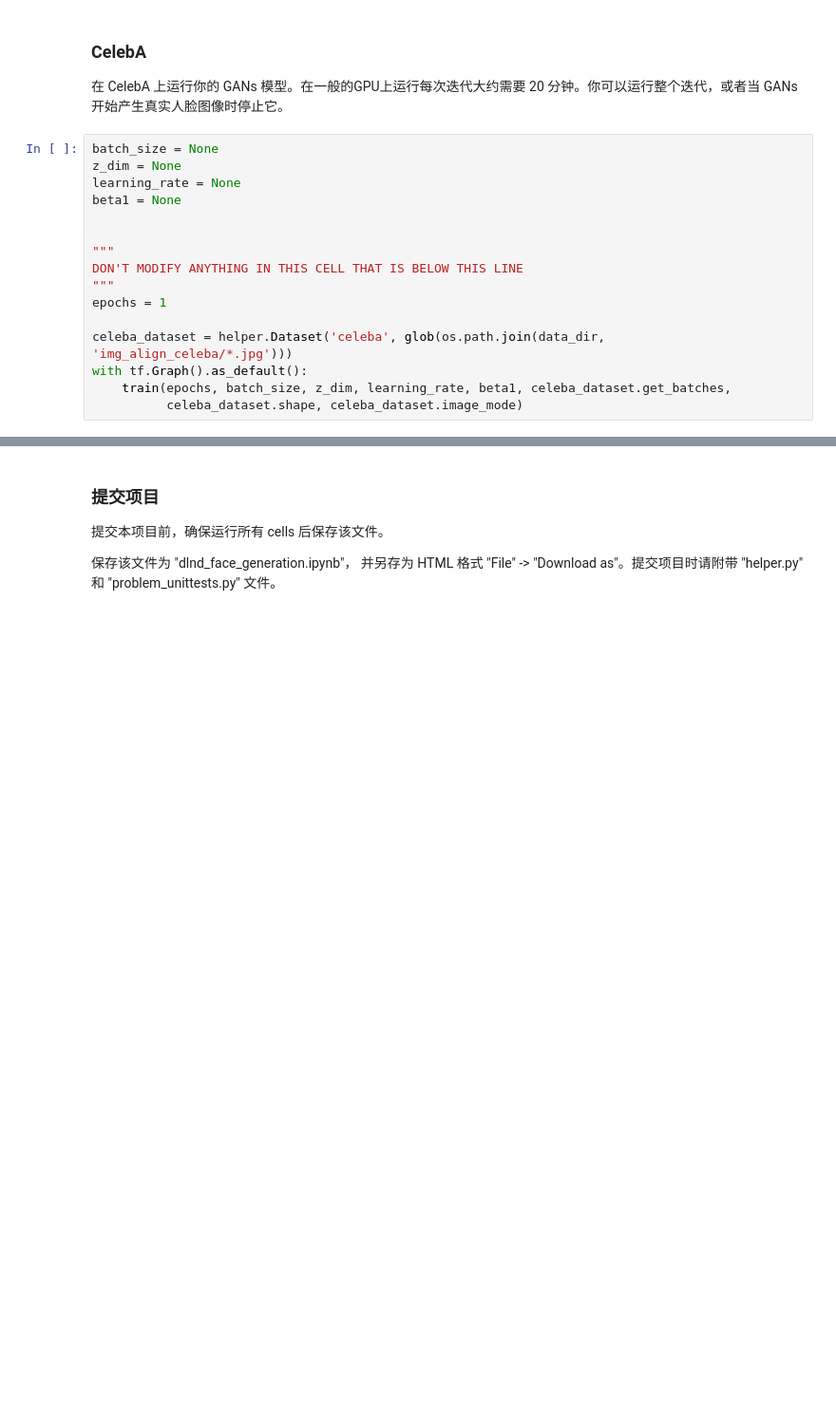
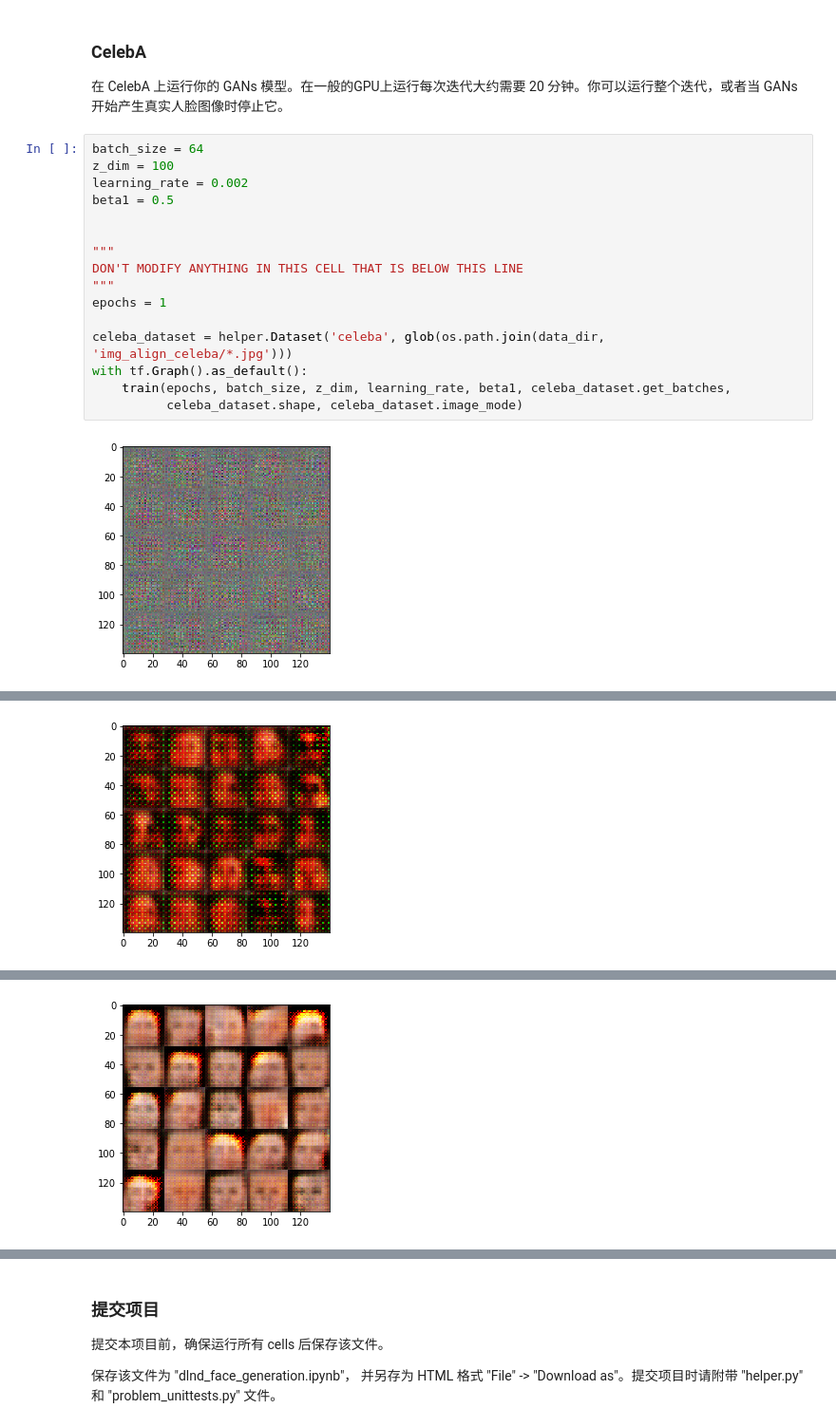
Before and after one commit to qbqandyxq/cn-deep-learning, a Jupyter notebook: face-generation/dlnd_face_generation.ipynb, the cells around one changed output, grey strips where cells are left out. Shown at 95% size. Drawn from its saved outputs; the diff is of its cells as text; blank space fills up the shorter version.

```diff
--- a/face-generation/dlnd_face_generation.ipynb
+++ b/face-generation/dlnd_face_generation.ipynb
@@ -386,18 +499,20 @@ with tf.Graph().as_default():
 ### CelebA
 在 CelebA 上运行你的 GANs 模型。在一般的GPU上运行每次迭代大约需要 20 分钟。你可以运行整个迭代，或者当 GANs 开始产生真实人脸图像时停止它。
 # %%
-batch_size = None
-z_dim = None
-learning_rate = None
-beta1 = None
+batch_size = 64
+z_dim = 100
+learning_rate = 0.002
+beta1 = 0.5
 
 
 """
 DON'T MODIFY ANYTHING IN THIS CELL THAT IS BELOW THIS LINE
 """
 epochs = 1
 
 celeba_dataset = helper.Dataset('celeba', glob(os.path.join(data_dir, 'img_align_celeba/*.jpg')))
 with tf.Graph().as_default():
     train(epochs, batch_size, z_dim, learning_rate, beta1, celeba_dataset.get_batches,
           celeba_dataset.shape, celeba_dataset.image_mode)
+# %% [output]
+[figure, added]
@@ -403,0 +529 @@ with tf.Graph().as_default():
+[figure, added]
@@ -403,0 +540 @@ with tf.Graph().as_default():
+[figure, added]
```
Also changed, not shown: parts of 9 cells of this notebook.
